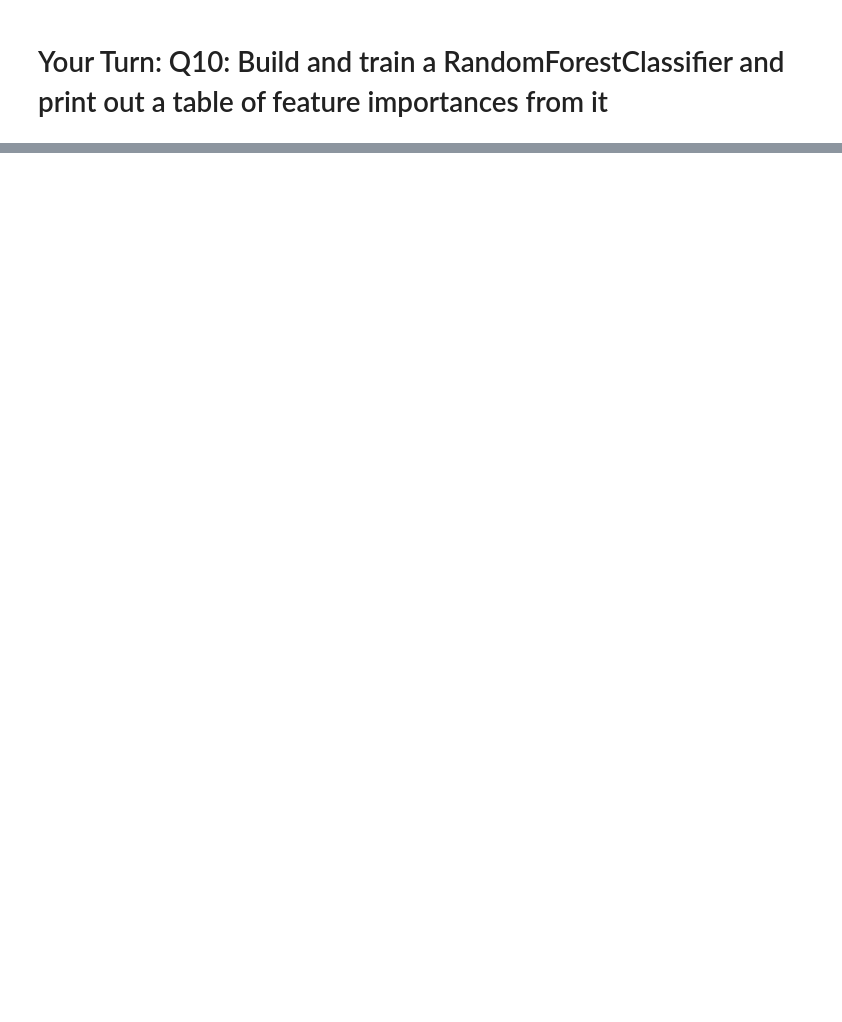
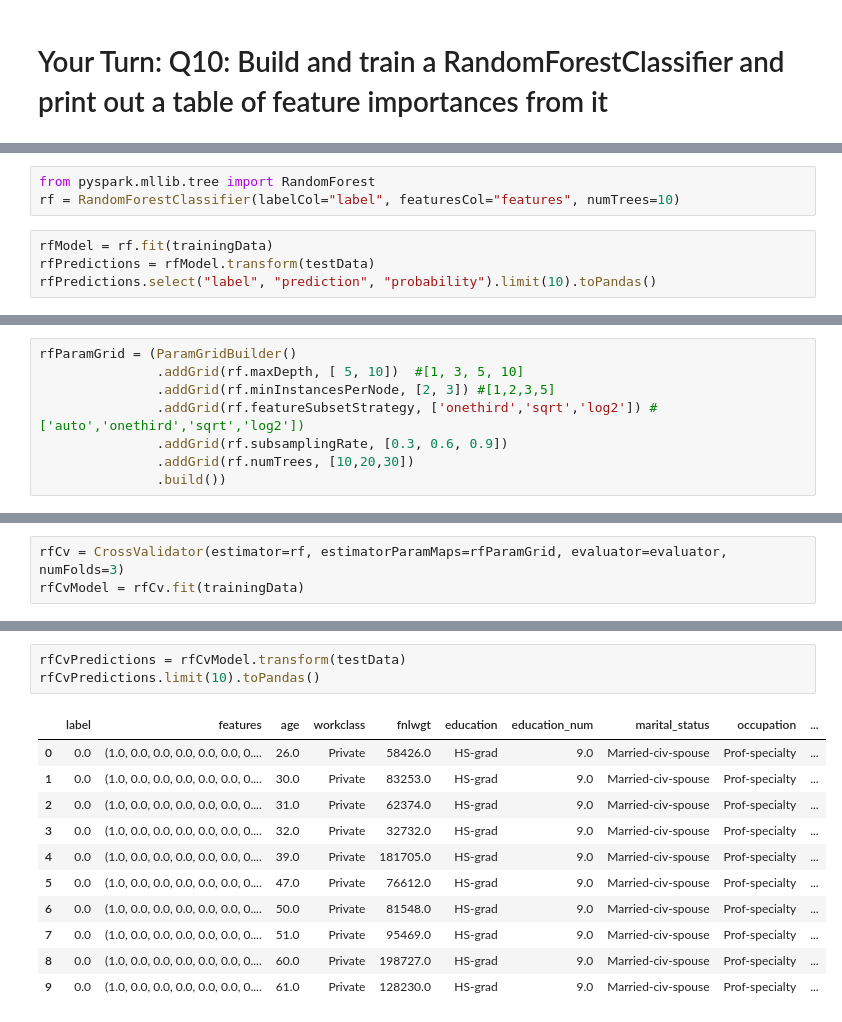
Before and after one commit to yungnien/Springboard, a Jupyter notebook: springboard-aic-mini-projects-public/aic-9_3_7-scalable-ml-with-SparkML-mini-project/Spark ML Mini-Project.ipynb, the cells around one changed output, grey strips where cells are left out. Saved outputs shown, nothing was run; the diff lists cells and outputs as text; blank space fills up the shorter version.

```diff
--- a/springboard-aic-mini-projects-public/aic-9_3_7-scalable-ml-with-SparkML-mini-project/Spark ML Mini-Project.ipynb
+++ b/springboard-aic-mini-projects-public/aic-9_3_7-scalable-ml-with-SparkML-mini-project/Spark ML Mini-Project.ipynb
@@ -668,0 +1033,7 @@ Interpreting machine learning models is always a thing of paramount importance w
+# %%
+from pyspark.mllib.tree import RandomForest
+rf = RandomForestClassifier(labelCol="label", featuresCol="features", numTrees=10)
+# %%
+rfModel = rf.fit(trainingData)
+rfPredictions = rfModel.transform(testData)
+rfPredictions.select("label", "prediction", "probability").limit(10).toPandas()
@@ -668,0 +1087,8 @@ Interpreting machine learning models is always a thing of paramount importance w
+# %%
+rfParamGrid = (ParamGridBuilder()
+               .addGrid(rf.maxDepth, [ 5, 10])  #[1, 3, 5, 10]
+               .addGrid(rf.minInstancesPerNode, [2, 3]) #[1,2,3,5]
+               .addGrid(rf.featureSubsetStrategy, ['onethird','sqrt','log2']) # ['auto','onethird','sqrt','log2'])
+               .addGrid(rf.subsamplingRate, [0.3, 0.6, 0.9])
+               .addGrid(rf.numTrees, [10,20,30])
+               .build())
@@ -668,0 +1099,3 @@ Interpreting machine learning models is always a thing of paramount importance w
+# %%
+rfCv = CrossValidator(estimator=rf, estimatorParamMaps=rfParamGrid, evaluator=evaluator, numFolds=3)
+rfCvModel = rfCv.fit(trainingData)
@@ -668,0 +1114,15 @@ Interpreting machine learning models is always a thing of paramount importance w
+# %%
+rfCvPredictions = rfCvModel.transform(testData)
+rfCvPredictions.limit(10).toPandas()
+# %% [output]
+|  | label | features | age | workclass | fnlwgt | education | education_num | marital_status | occupation | ... |
+| 0 | 0.0 | (1.0, 0.0, 0.0, 0.0, 0.0, 0.0, 0.... | 26.0 | Private | 58426.0 | HS-grad | 9.0 | Married-civ-spouse | Prof-specialty | ... |
+| 1 | 0.0 | (1.0, 0.0, 0.0, 0.0, 0.0, 0.0, 0.... | 30.0 | Private | 83253.0 | HS-grad | 9.0 | Married-civ-spouse | Prof-specialty | ... |
+| 2 | 0.0 | (1.0, 0.0, 0.0, 0.0, 0.0, 0.0, 0.... | 31.0 | Private | 62374.0 | HS-grad | 9.0 | Married-civ-spouse | Prof-specialty | ... |
+| 3 | 0.0 | (1.0, 0.0, 0.0, 0.0, 0.0, 0.0, 0.... | 32.0 | Private | 32732.0 | HS-grad | 9.0 | Married-civ-spouse | Prof-specialty | ... |
+| 4 | 0.0 | (1.0, 0.0, 0.0, 0.0, 0.0, 0.0, 0.... | 39.0 | Private | 181705.0 | HS-grad | 9.0 | Married-civ-spouse | Prof-specialty | ... |
+| 5 | 0.0 | (1.0, 0.0, 0.0, 0.0, 0.0, 0.0, 0.... | 47.0 | Private | 76612.0 | HS-grad | 9.0 | Married-civ-spouse | Prof-specialty | ... |
+| 6 | 0.0 | (1.0, 0.0, 0.0, 0.0, 0.0, 0.0, 0.... | 50.0 | Private | 81548.0 | HS-grad | 9.0 | Married-civ-spouse | Prof-specialty | ... |
+| 7 | 0.0 | (1.0, 0.0, 0.0, 0.0, 0.0, 0.0, 0.... | 51.0 | Private | 95469.0 | HS-grad | 9.0 | Married-civ-spouse | Prof-specialty | ... |
+| 8 | 0.0 | (1.0, 0.0, 0.0, 0.0, 0.0, 0.0, 0.... | 60.0 | Private | 198727.0 | HS-grad | 9.0 | Married-civ-spouse | Prof-specialty | ... |
+| 9 | 0.0 | (1.0, 0.0, 0.0, 0.0, 0.0, 0.0, 0.... | 61.0 | Private | 128230.0 | HS-grad | 9.0 | Married-civ-spouse | Prof-specialty | ... |
```
Also changed, not shown: parts of 56 cells of this notebook.
